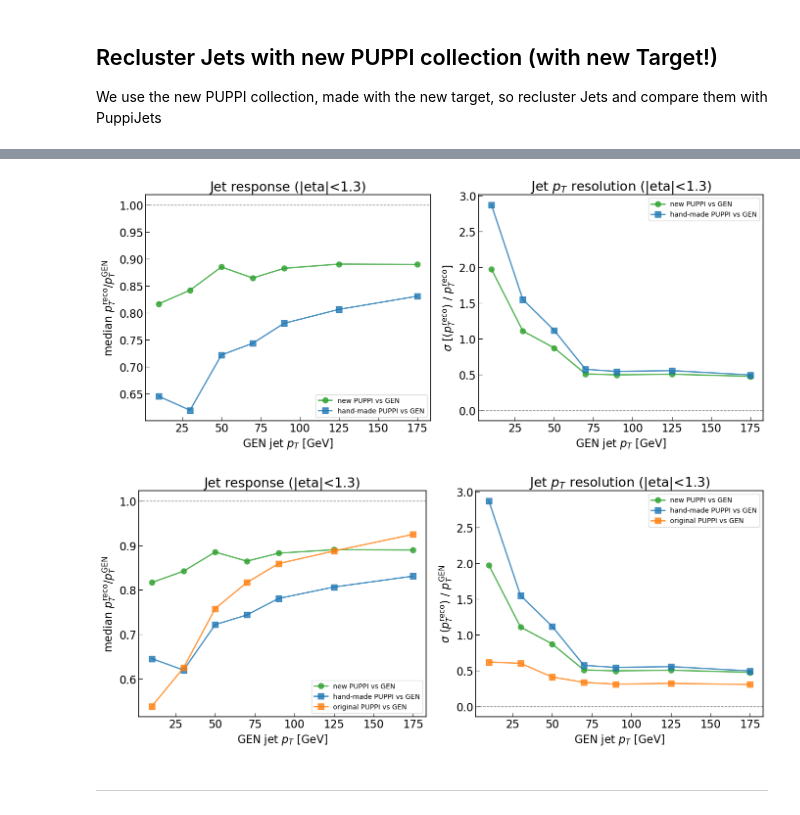
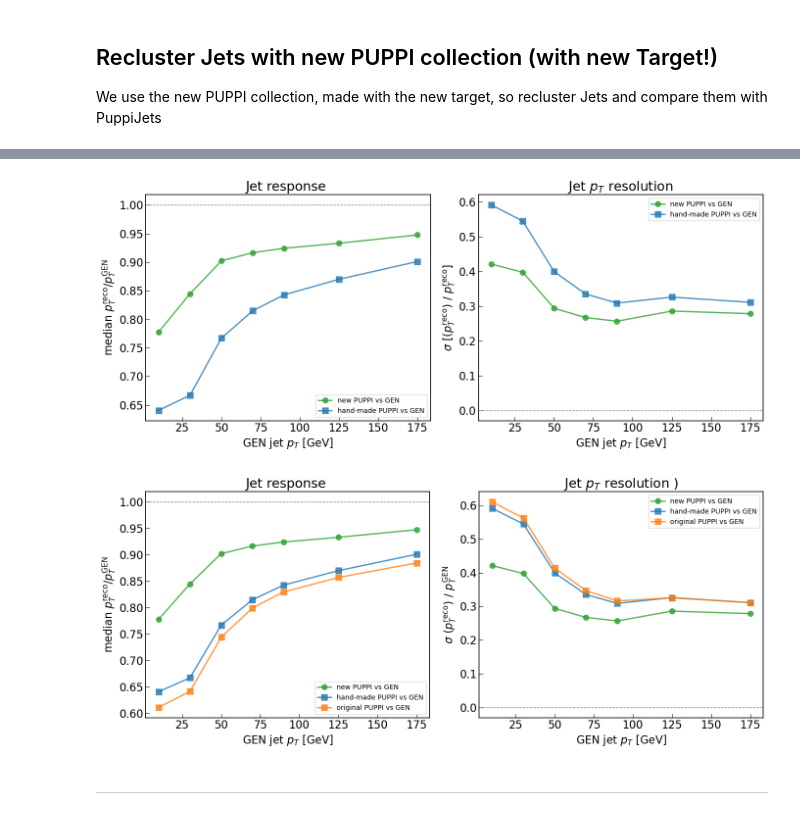
Before and after one commit to friti/Coffea4FastPUPPI, a Jupyter notebook: Notebooks/reclusteringSCJets_newpuppi_final.ipynb, the cells around one changed output, grey strips where cells are left out. Drawn from its saved outputs; the diff is of its cells as text; code cells hidden in the pictures.

```diff
--- a/Notebooks/reclusteringSCJets_newpuppi_final.ipynb
+++ b/Notebooks/reclusteringSCJets_newpuppi_final.ipynb
@@ -370,9 +374,9 @@ pt_bins = np.array([0, 20, 40, 60, 80, 100, 150, 200])
 pt_bin_centers = 0.5 * (pt_bins[:-1] + pt_bins[1:])
 
 # --- Apply eta cut ---
-eta_cut = 1.3
-matches_gen = matches_gen[abs(matches_gen.j2.eta) < eta_cut]
-matches_scPuppi_gen = matches_scPuppi_gen[abs(matches_scPuppi_gen.j2.eta) < eta_cut]
+#eta_cut = 1.3
+#matches_gen = matches_gen[abs(matches_gen.j2.eta) < eta_cut]
+#matches_scPuppi_gen = matches_scPuppi_gen[abs(matches_scPuppi_gen.j2.eta) < eta_cut]
 
 
 print(f"pT bins: {pt_bins}")
@@ -521,7 +525,7 @@ Starting from the puppi_as_pf root file, let's compute two PUPPI collections:
 - new PUPPI collection --> using the new target
 # %%
 ## Including fixes on the target from Elisa
-file_path = "/eos/cms/store/cmst3/group/l1tr/elfontan/l1tPFplusPuppi/fp_ntuples_151X_targetStudies/perfNano_PU200.root"
+file_path = file_pf_eq_puppi
 
 file = uproot.open(file_path)
 events = file["Events"]
@@ -552,7 +556,9 @@ arrays = events.arrays(
         "L1PuppiCands_pdgId",
         target_numerator,
         target_denominator,
-        "GenJets_pt"
+        "GenJets_pt",
+        "GenJets_eta",
+        "GenJets_phi"
     ],
     entry_start=0,
     entry_stop=n_events_to_process,
@@ -1121,14 +1151,19 @@ axs[1].semilogy()
 # %%
+gen_jets_new = vector.zip({
+    "pt":  arrays["GenJets_pt"],
+    "eta": arrays["GenJets_eta"],
+    "phi": arrays["GenJets_phi"],
+})
 ## Matched and non matched jets! It should be ok and same in this case
 
 # Match reclustered jets to GEN jets
-matches_gen_newpuppi = match_jets(newJets_new, gen_jets_new, dR_max=0.2)
+matches_gen_newpuppi = match_jets(newJets_new, gen_jets_new, dR_max=0.4)
 res_gen_newpuppi = compute_residuals(matches_gen_newpuppi)
 
 print(f"Matched {len(res_gen_newpuppi['pt'])} reclustered jets to GEN jets")
 
 # Match scPuppiJets to GEN jets
-matches_gen_handmade = match_jets(newJets_handmade, gen_jets_new, dR_max=0.2)
+matches_gen_handmade = match_jets(newJets_handmade, gen_jets_new, dR_max=0.4)
 res_gen_handmade = compute_residuals(matches_gen_handmade)
 
 print(f"Matched {len(res_gen_handmade['pt'])} scPuppiJets to GEN jets")
@@ -1139,9 +1174,9 @@ pt_bin_centers = 0.5 * (pt_bins[:-1] + pt_bins[1:])
 
 
 # --- Apply eta cut ---
-eta_cut = 1.3
-matches_gen_newpuppi = matches_gen_newpuppi[abs(matches_gen_newpuppi.j2.eta) < eta_cut]
-matches_gen_handmade = matches_gen_handmade[abs(matches_gen_handmade.j2.eta) < eta_cut]
+#eta_cut = 1.3
+#matches_gen_newpuppi = matches_gen_newpuppi[abs(matches_gen_newpuppi.j2.eta) < eta_cut]
+#matches_gen_handmade = matches_gen_handmade[abs(matches_gen_handmade.j2.eta) < eta_cut]
 
 print(f"pT bins: {pt_bins}")
 print(f"pT bin centers: {pt_bin_centers}")
@@ -1266,14 +1294,14 @@ scPuppiJets vs GEN statistics computed
 fig, axs = plt.subplots(1, 2, figsize=(14, 6))
 
 # Left: Response comparison (using error on the mean, not RMS!)
-axs[0].plot(pt_bin_centers, mean_response_gen_newpuppi, "o-", color="C2", linewidth=2, markersize=8,
+axs[0].plot(pt_bin_centers, median_response_gen_newpuppi, "o-", color="C2", linewidth=2, markersize=8,
             label="new PUPPI vs GEN", alpha=0.8)
-axs[0].plot(pt_bin_centers, mean_response_handmade_gen, "s-", color="C0", linewidth=2, markersize=8,
+axs[0].plot(pt_bin_centers, median_response_handmade_gen, "s-", color="C0", linewidth=2, markersize=8,
             label="hand-made PUPPI vs GEN", alpha=0.8)
 axs[0].axhline(1.0, color="gray", linestyle="--", linewidth=1)
 axs[0].set_xlabel(r"GEN jet $p_T$ [GeV]")
 axs[0].set_ylabel(r"median $p_T^\mathrm{reco} / p_T^\mathrm{GEN}$")
-axs[0].set_title("Jet response (|eta|<1.3)")
+axs[0].set_title("Jet response ")
 axs[0].legend(fontsize=10)
 #axs[0].grid(True, alpha=0.3)
 
@@ -1285,51 +1313,51 @@ axs[1].plot(pt_bin_centers, std_reco_handmade/pt_reco_median_handmade, "s-", col
 axs[1].axhline(0.0, color="gray", linestyle="--", linewidth=1)
 axs[1].set_xlabel(r"GEN jet $p_T$ [GeV]")
 axs[1].set_ylabel(r"$\sigma$ [($p_T^\mathrm{reco}$) / $p_T^\mathrm{reco}$]")
-axs[1].set_title("Jet $p_T$ resolution (|eta|<1.3)")
+axs[1].set_title("Jet $p_T$ resolution ")
 axs[1].legend(fontsize=10)
 #axs[1].grid(True, alpha=0.3)
 
 plt.tight_layout()
 plt.show()
 # %% [output]
-[figure, old version]
+[figure, new version]
 # %%
 # --- Comparison: Reclustered vs scPuppiJets (both against GEN) ---
 
 fig, axs = plt.subplots(1, 2, figsize=(14, 6))
 
 # Left: Response comparison (using error on the mean, not RMS!)
-axs[0].plot(pt_bin_centers, mean_response_gen_newpuppi, "o-", color="C2", linewidth=2, markersize=8,
+axs[0].plot(pt_bin_centers, median_response_gen_newpuppi, "o-", color="C2", linewidth=2, markersize=8,
             label="new PUPPI vs GEN", alpha=0.8)
-axs[0].plot(pt_bin_centers, mean_response_handmade_gen, "s-", color="C0", linewidth=2, markersize=8,
+axs[0].plot(pt_bin_centers, median_response_handmade_gen, "s-", color="C0", linewidth=2, markersize=8,
             label="hand-made PUPPI vs GEN", alpha=0.8)
 axs[0].plot(pt_bin_centers, median_response_gen, "s-", color="C1", linewidth=2, markersize=8,
             label="original PUPPI vs GEN", alpha=0.8)
 axs[0].axhline(1.0, color="gray", linestyle="--", linewidth=1)
 axs[0].set_xlabel(r"GEN jet $p_T$ [GeV]")
 axs[0].set_ylabel(r"median $p_T^\mathrm{reco} / p_T^\mathrm{GEN}$")
-axs[0].set_title("Jet response (|eta|<1.3)")
+axs[0].set_title("Jet response ")
 axs[0].legend(fontsize=10)
 #axs[0].grid(True, alpha=0.3)
 
 # Right: Resolution σ comparison
 axs[1].plot(pt_bin_centers, std_reco_newpuppi/pt_reco_median_newpuppi, "o-", color="C2", linewidth=2, markersize=8,
             label="new PUPPI vs GEN", alpha=0.8)
 axs[1].plot(pt_bin_centers, std_reco_handmade/pt_reco_median_handmade, "s-", color="C0", linewidth=2, markersize=8,
             label="hand-made PUPPI vs GEN", alpha=0.8)
 axs[1].plot(pt_bin_centers, std_reco/pt_reco_median, "s-", color="C1", linewidth=2, markersize=8,
             label="original PUPPI vs GEN", alpha=0.8)
 axs[1].axhline(0.0, color="gray", linestyle="--", linewidth=1)
 axs[1].set_xlabel(r"GEN jet $p_T$ [GeV]")
 axs[1].set_ylabel(r"$\sigma$ ($p_T^\mathrm{reco}$) / $p_T^\mathrm{GEN}$")
-axs[1].set_title("Jet $p_T$ resolution (|eta|<1.3)")
+axs[1].set_title("Jet $p_T$ resolution )")
 axs[1].legend(fontsize=10)
 #axs[1].grid(True, alpha=0.3)
 
 plt.tight_layout()
 plt.show()
 # %% [output]
-[figure, old version]
+[figure, new version]
 # %% [markdown]
 ------
 # %% [markdown]
```
Also changed, not shown: parts of 21 cells of this notebook, 1 other file.
